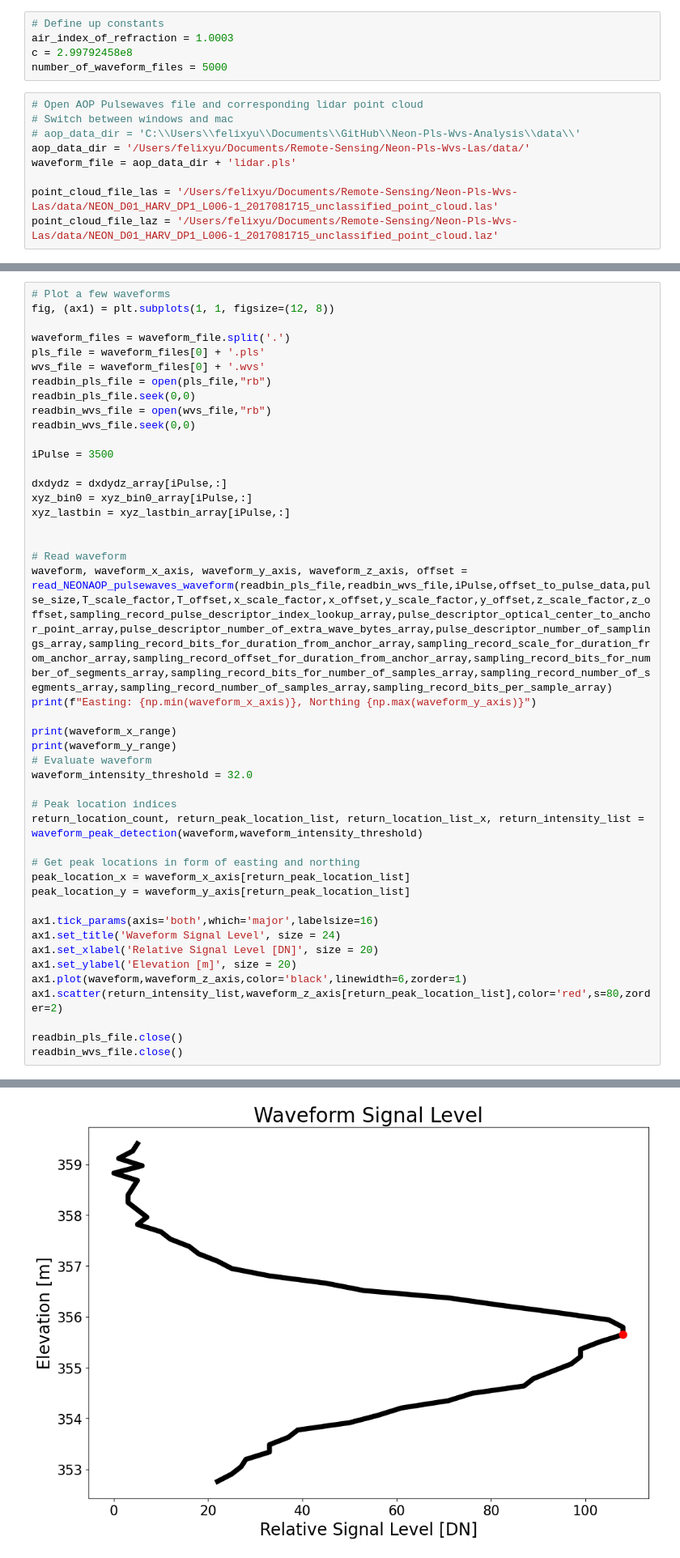
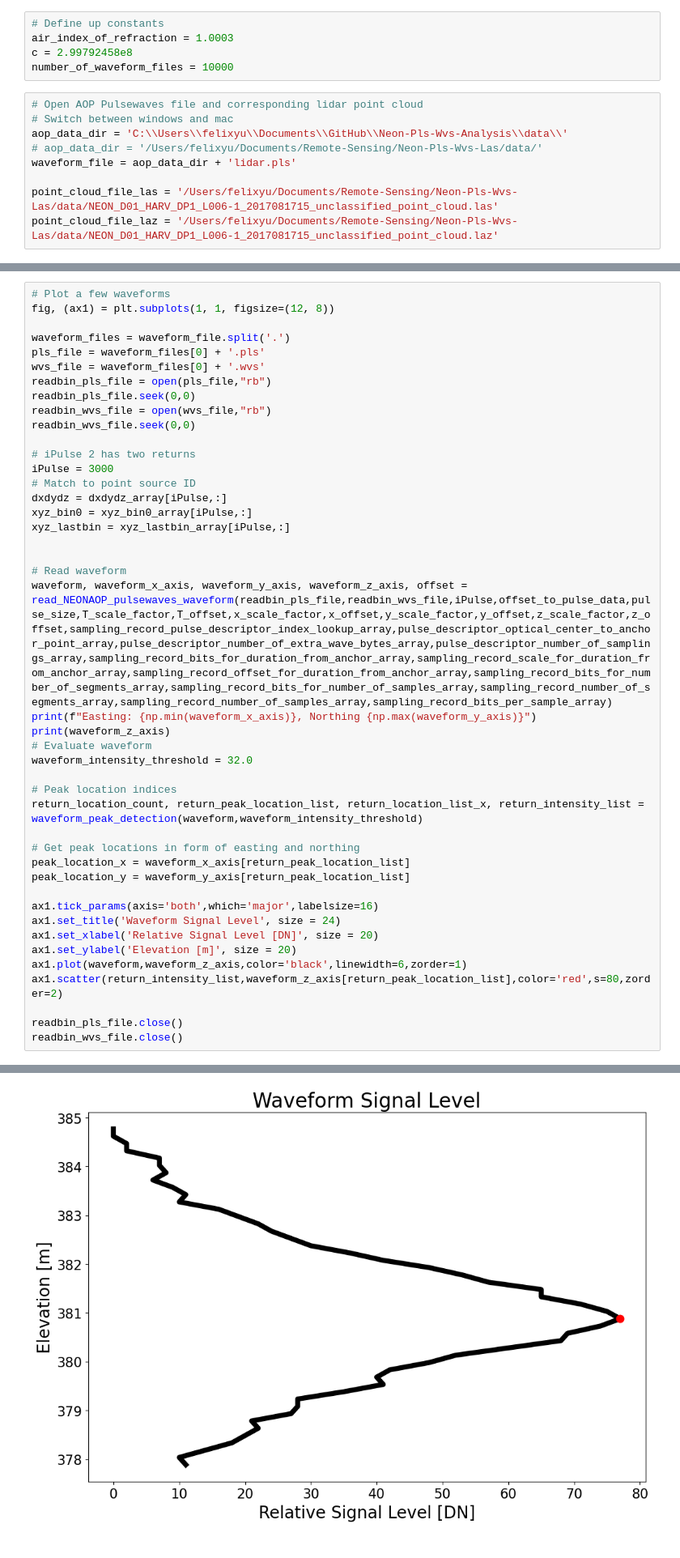
Before and after one commit to feyu39/Neon-Full-Waveform-LiDAR-Processor, a Jupyter notebook: neon_processor_one.ipynb, the cells around one changed output, grey strips where cells are left out. Shown at 81% size. Cells and saved outputs as stored; diff of their text form.

```diff
--- a/neon_processor_one.ipynb
+++ b/neon_processor_one.ipynb
@@ -14,12 +14,12 @@ rainbow_rgb = plt.get_cmap("rainbow")(x)[np.newaxis, :, :3]
 # Define up constants
 air_index_of_refraction = 1.0003
 c = 2.99792458e8
-number_of_waveform_files = 5000
+number_of_waveform_files = 10000
 # %%
 # Open AOP Pulsewaves file and corresponding lidar point cloud
 # Switch between windows and mac
-# aop_data_dir = 'C:\\Users\\felixyu\\Documents\\GitHub\\Neon-Pls-Wvs-Analysis\\data\\'
-aop_data_dir = '/Users/felixyu/Documents/Remote-Sensing/Neon-Pls-Wvs-Las/data/'
+aop_data_dir = 'C:\\Users\\felixyu\\Documents\\GitHub\\Neon-Pls-Wvs-Analysis\\data\\'
+# aop_data_dir = '/Users/felixyu/Documents/Remote-Sensing/Neon-Pls-Wvs-Las/data/'
 waveform_file = aop_data_dir + 'lidar.pls'
 
 point_cloud_file_las = '/Users/felixyu/Documents/Remote-Sensing/Neon-Pls-Wvs-Las/data/NEON_D01_HARV_DP1_L006-1_2017081715_unclassified_point_cloud.las'
@@ -718,8 +738,9 @@ readbin_pls_file.seek(0,0)
 readbin_wvs_file = open(wvs_file,"rb")
 readbin_wvs_file.seek(0,0)
 
-iPulse = 3500
-
+# iPulse 2 has two returns
+iPulse = 3000
+# Match to point source ID
 dxdydz = dxdydz_array[iPulse,:]
 xyz_bin0 = xyz_bin0_array[iPulse,:]
 xyz_lastbin = xyz_lastbin_array[iPulse,:]
@@ -728,9 +749,7 @@ xyz_lastbin = xyz_lastbin_array[iPulse,:]
 # Read waveform
 waveform, waveform_x_axis, waveform_y_axis, waveform_z_axis, offset = read_NEONAOP_pulsewaves_waveform(readbin_pls_file,readbin_wvs_file,iPulse,offset_to_pulse_data,pulse_size,T_scale_factor,T_offset,x_scale_factor,x_offset,y_scale_factor,y_offset,z_scale_factor,z_offset,sampling_record_pulse_descriptor_index_lookup_array,pulse_descriptor_optical_center_to_anchor_point_array,pulse_descriptor_number_of_extra_wave_bytes_array,pulse_descriptor_number_of_samplings_array,sampling_record_bits_for_duration_from_anchor_array,sampling_record_scale_for_duration_from_anchor_array,sampling_record_offset_for_duration_from_anchor_array,sampling_record_bits_for_number_of_segments_array,sampling_record_bits_for_number_of_samples_array,sampling_record_number_of_segments_array,sampling_record_number_of_samples_array,sampling_record_bits_per_sample_array)
 print(f"Easting: {np.min(waveform_x_axis)}, Northing {np.max(waveform_y_axis)}")
-
-print(waveform_x_range)
-print(waveform_y_range)
+print(waveform_z_axis)
 # Evaluate waveform
 waveform_intensity_threshold = 32.0
 
@@ -757 +791 @@ Easting: 732928.7331200006, Northing 4717496.750319996
-[figure, old version]
+[figure, new version]
```
Also changed, not shown: parts of 7 cells of this notebook, 4 other files.
